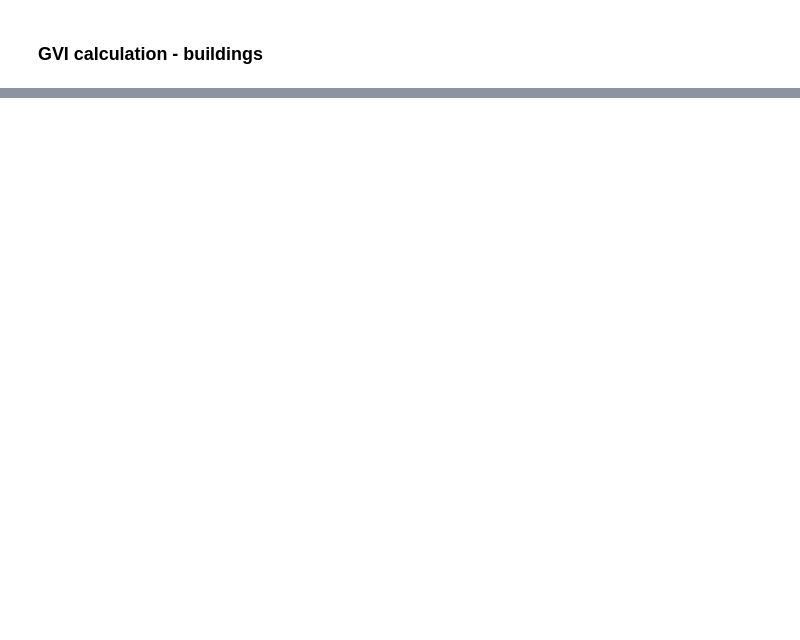
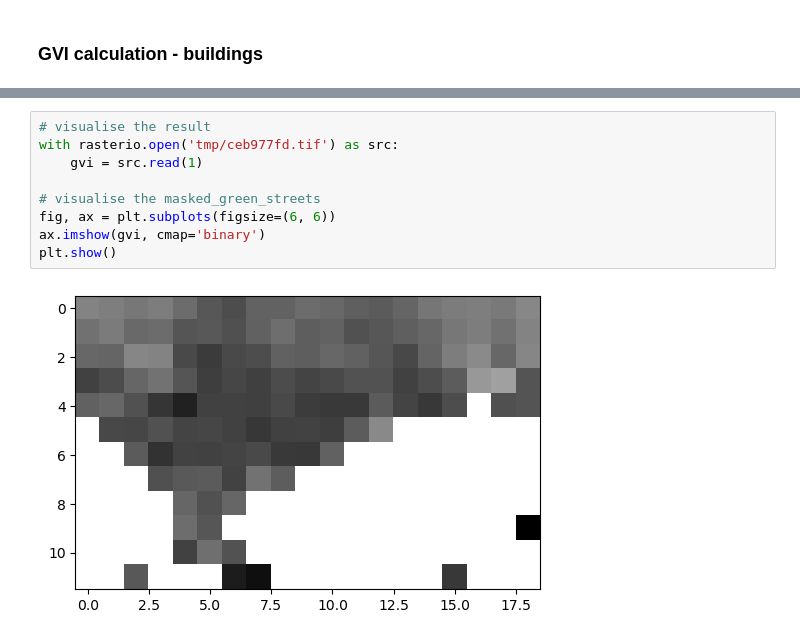
Before and after one commit to Spatial-Data-Science-and-GEO-AI-Lab/2.5D-GreenViewIndex-Netherlands, a Jupyter notebook: Viewshed-Python-ams.ipynb, the cells around one changed output, grey strips where cells are left out. Drawn from its saved outputs; the diff is of its cells as text; blank space fills up the shorter version.

```diff
--- a/Viewshed-Python-ams.ipynb
+++ b/Viewshed-Python-ams.ipynb
@@ -540,0 +608,11 @@ gdf_buildings[['addr:postcode', 'geometry']].to_file("buildings_osm/buildings.ge
+# %%
+# visualise the result
+with rasterio.open('tmp/ceb977fd.tif') as src:
+    gvi = src.read(1)
+
+# visualise the masked_green_streets
+fig, ax = plt.subplots(figsize=(6, 6))
+ax.imshow(gvi, cmap='binary')
+plt.show()
+# %% [output]
+[figure, added]
```
Also changed, not shown: parts of 5 cells of this notebook.
